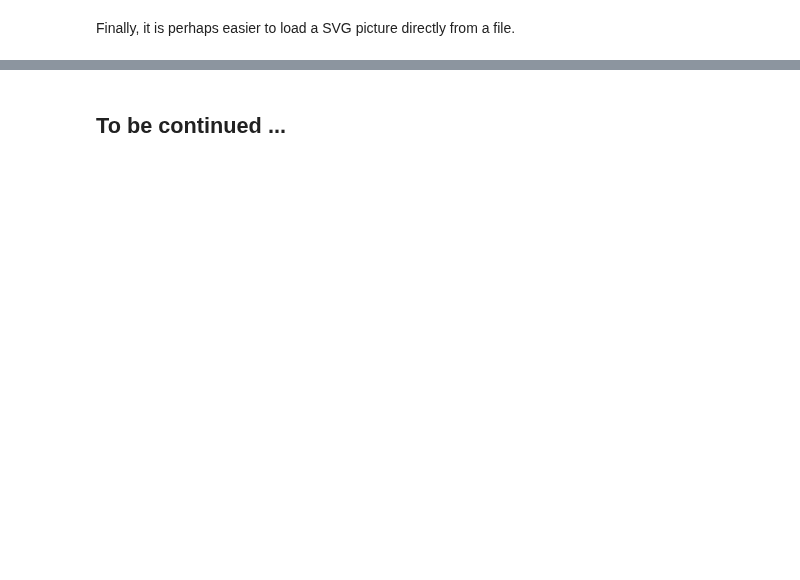
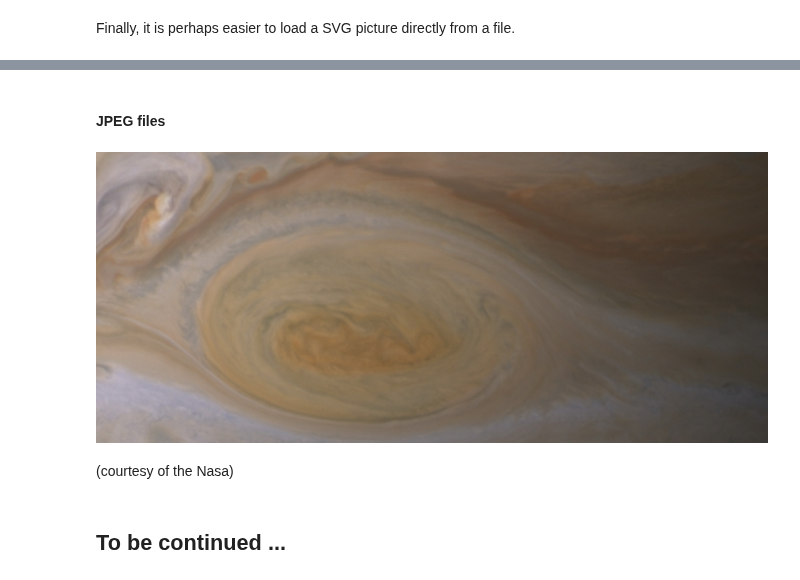
Before and after one commit to yitzchak/common-lisp-jupyter, a Jupyter notebook: about-cl-jupyter.ipynb, the cells around one changed output, grey strips where cells are left out. Drawn from its saved outputs; the diff is of its cells as text; code cells hidden in the pictures; blank space fills up the shorter version.

Commit message:
renaming + png/jpeg

```diff
--- a/about-cl-jupyter.ipynb
+++ b/about-cl-jupyter.ipynb
@@ -318,2 +324,10 @@ Finally, it is perhaps easier to load a SVG picture directly from a file.
+# %% [markdown]
+#### JPEG files
+# %%
+(png-from-file "profile/Jupiter's_storm.jpg")
+# %% [output]
+[figure, added]
+# %% [markdown]
+(courtesy of the Nasa)
 # %% [markdown]
 ## To be continued ...
```
Also changed, not shown: parts of 18 cells of this notebook, 5 other files.
